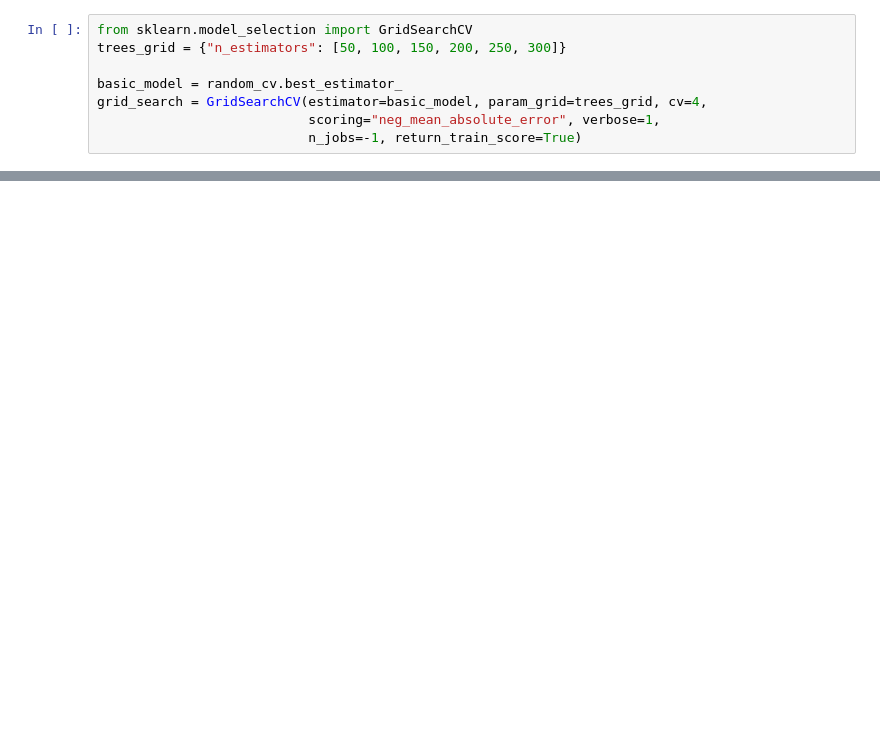
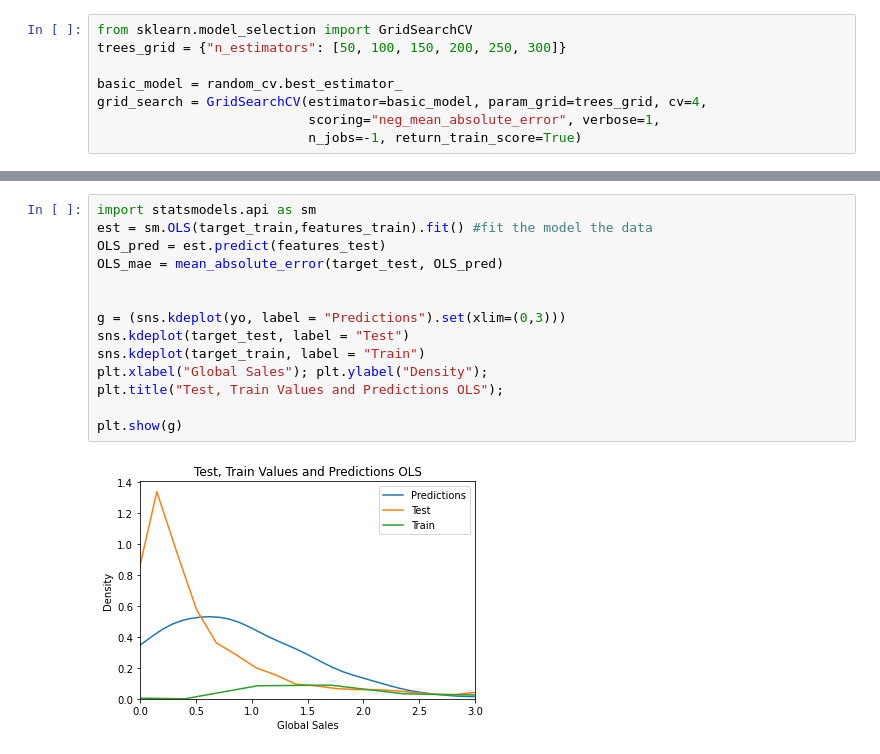
Before and after one commit to kschrock/Math495, a Jupyter notebook: FinalProject.ipynb, the cells around one changed output, grey strips where cells are left out. Drawn from its saved outputs; the diff is of its cells as text; blank space fills up the shorter version.

```diff
--- a/FinalProject.ipynb
+++ b/FinalProject.ipynb
@@ -365,0 +430,16 @@ est.summary()
+# %%
+import statsmodels.api as sm
+est = sm.OLS(target_train,features_train).fit() #fit the model the data
+OLS_pred = est.predict(features_test)
+OLS_mae = mean_absolute_error(target_test, OLS_pred)
+
+
+g = (sns.kdeplot(yo, label = "Predictions").set(xlim=(0,3)))
+sns.kdeplot(target_test, label = "Test")
+sns.kdeplot(target_train, label = "Train")
+plt.xlabel("Global Sales"); plt.ylabel("Density");
+plt.title("Test, Train Values and Predictions OLS");
+
+plt.show(g)
+# %% [output]
+[figure, added]
```
Also changed, not shown: parts of 33 cells of this notebook.
